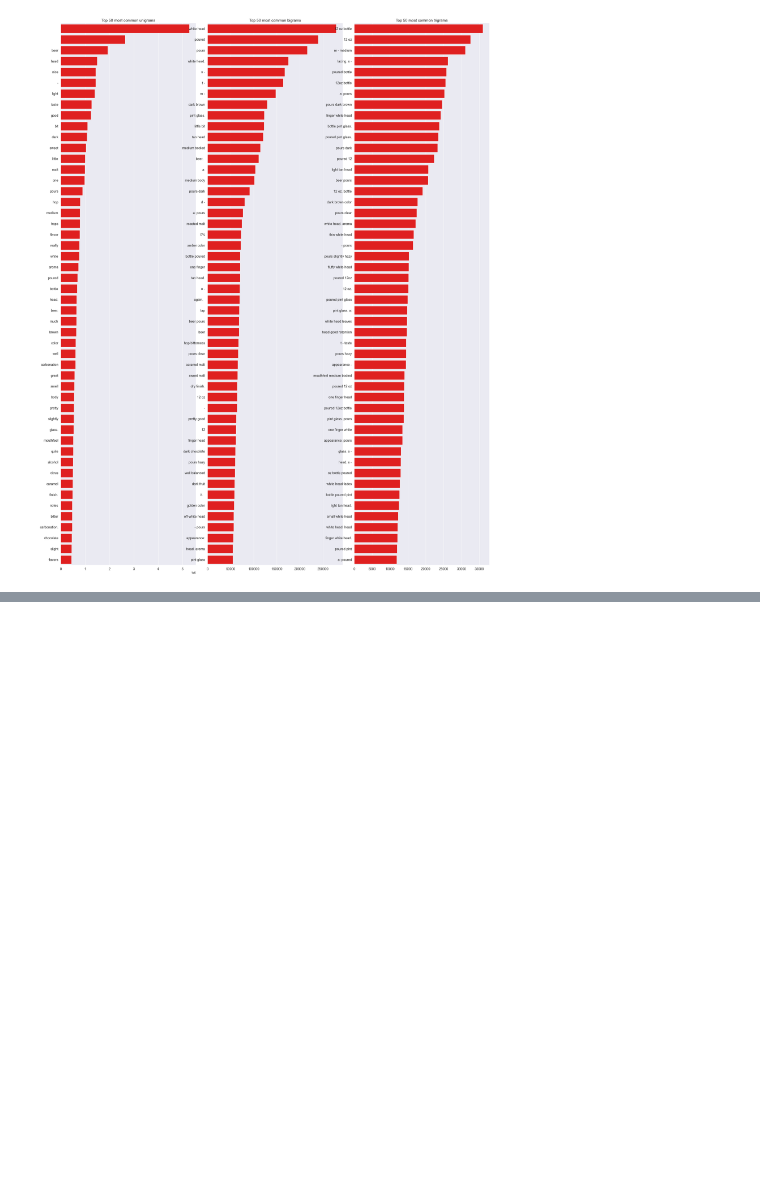
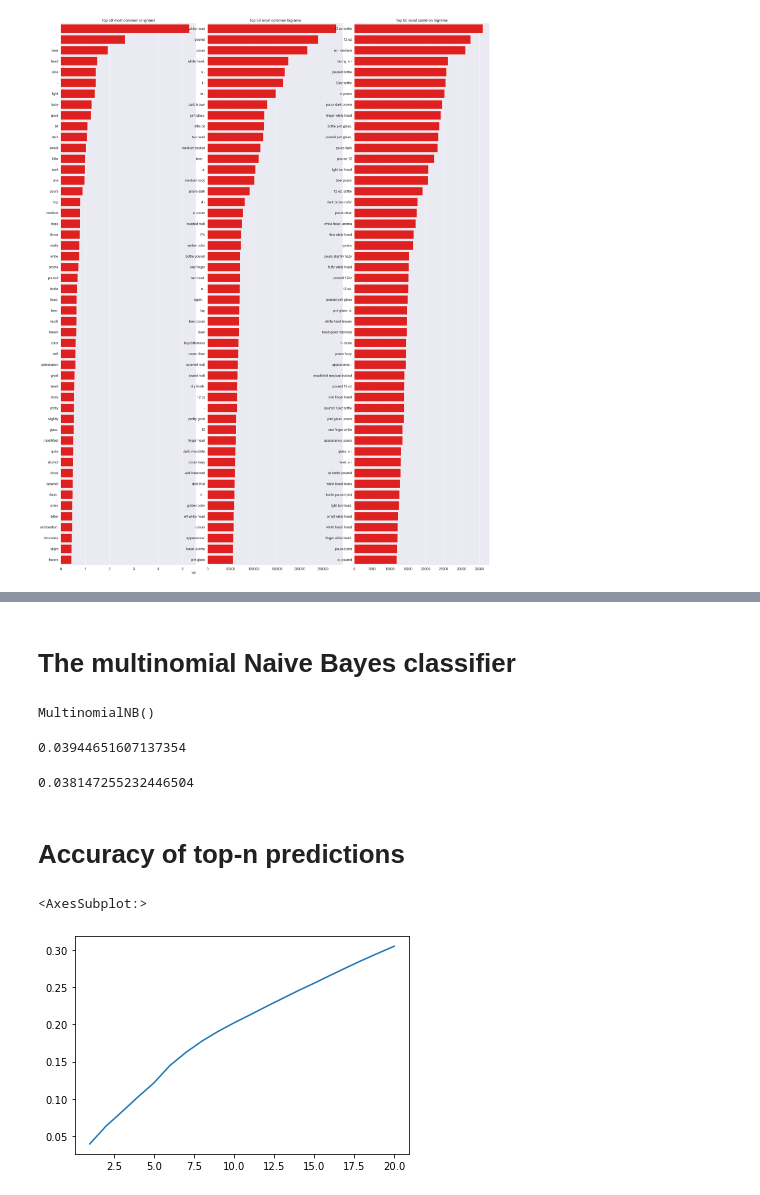
Before and after one commit to haydarevren/Cheers, a Jupyter notebook: notebooks/EDA.ipynb, the cells around one changed output, grey strips where cells are left out. Drawn from its saved outputs; the diff is of its cells as text; code cells hidden in the pictures; blank space fills up the shorter version.

```diff
--- a/notebooks/EDA.ipynb
+++ b/notebooks/EDA.ipynb
@@ -239,0 +438,2 @@ plt.show()
+# %% [markdown]
+# The multinomial Naive Bayes classifier
@@ -239,0 +443,49 @@ plt.show()
+# %%
+X_train_scaled = np.array(X_train) - np.array(X_train).min()+0.01
+X_test_scaled = np.array(X_test) - np.array(X_train).min()+0.01
+# %%
+naive = MultinomialNB()
+naive.fit(X_train_scaled,y_train)
+# %% [output]
+MultinomialNB()
+# %%
+predicted = naive.predict(X_train_scaled)
+
+traindf['NaiveB_pred']= lb.inverse_transform(predicted)
+
+print(naive.score(X_train_scaled,y_train))
+# %% [output]
+0.03944651607137354
+# %%
+predicted = naive.predict(X_test_scaled)
+
+testdf['NaiveB_pred']= lb.inverse_transform(predicted)
+
+print(naive.score(X_test_scaled,y_test))
+# %% [output]
+0.038147255232446504
+# %% [markdown]
+# Accuracy of top-n predictions
+# %%
+probs = naive.predict_proba(X_train_scaled)
+# %%
+N=20
+accuracy=[]
+
+for n in range(1,N+1):
+    # Sort desc and only extract the top-N
+    top_n = np.argsort(probs)[:,:-n-1:-1]
+
+    # Calculate accuracy
+    true_preds = 0
+    for i in range(len(y_train)):
+        if y_train[i] in top_n[i]:
+            true_preds += 1
+
+    accuracy_n= true_preds/len(y_train)
+    accuracy.append(accuracy_n)
+
+sns.lineplot(x=range(1,21), y=accuracy)
+# %% [output]
+<AxesSubplot:>
+[figure, added]
```
Also changed, not shown: parts of 70 cells of this notebook.
